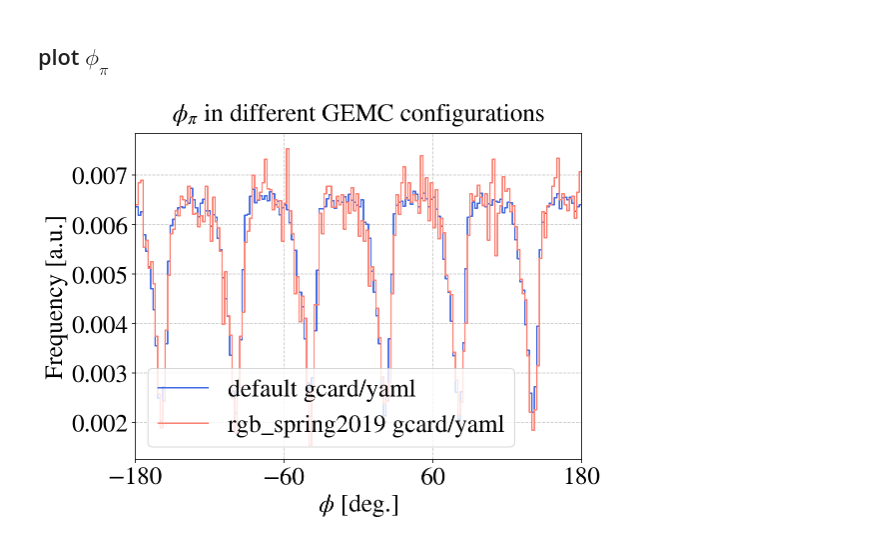
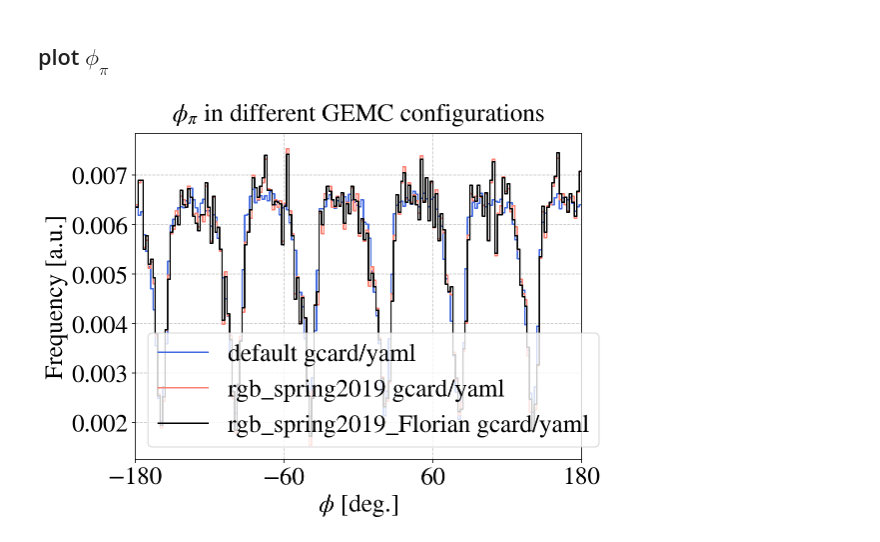
Before and after one commit to erezcoh4/SIDIS_at_BAND, a Jupyter notebook: PythonAnalysis/AcceptanceCorrections/MC_driven_AcceptanceCorrection/phi_Pi_default_vs_rgb_spring2019.ipynb, the cells around one changed output. Drawn from its saved outputs; the diff is of its cells as text; code cells hidden in the pictures.

```diff
--- a/PythonAnalysis/AcceptanceCorrections/MC_driven_AcceptanceCorrection/phi_Pi_default_vs_rgb_spring2019.ipynb
+++ b/PythonAnalysis/AcceptanceCorrections/MC_driven_AcceptanceCorrection/phi_Pi_default_vs_rgb_spring2019.ipynb
@@ -21,12 +21,13 @@ plt.rcParams['font.family'] = 'STIXGeneral'
 # load data
 # %%
 main_data_path = '/Users/erezcohen/Desktop/data/BAND/AcceptanceCorrection/GEMCimulationOuputFiles/'
+# %%
+labels = ['default'  ,'rgb_spring2019','rgb_spring2019_Florian'];
+colors = ['royalblue','salmon','k']
 # %%
 pips = dict()
-labels = ['default'  ,'rgb_spring2019'];
-colors = ['royalblue','salmon']
-for i,label in zip(range(2),labels):
-    pips[labels[i]] = pd.read_csv(main_data_path + 'gcard_' + label + '/'+
+for label in labels:
+    pips[label] = pd.read_csv(main_data_path + 'gcard_' + label + '/'+
                                   'eepips_p_uniform_distribution.csv');
 print('done')
 # %% [output]
@@ -36,20 +37,20 @@ done
 # %%
 fig = plt.figure(figsize=(8,6));
 ax = fig.add_subplot(1,1,1)
 
-for i,label,color in zip(range(2),labels,colors):
+for i,label,color in zip(range(3),labels,colors):
     df=pips[label]
     df = df[(df.e_reconstructed==1) & (df.pi_reconstructed==1)]
 
     plot_step_hist( x_arr=df.pi_Phi*r2d,  bins=phi_bins , label=label + ' gcard/yaml',
                    color=color, do_plot_errorbar=False, density=True, linewidth=3)
 
     # cosmetics
     set_axes(ax, '$\phi$ [deg.]', 'Frequency [a.u.]',
                  title='$\phi_\pi$ in different GEMC configurations',
                  do_add_grid=True,
                  do_add_legend=True,
                  xlim=phi_xlim,
                  xticks=phi_xticks)
 # %% [output]
-[figure, old version]
+[figure, new version]
```
Also changed, not shown: 7 other files.
